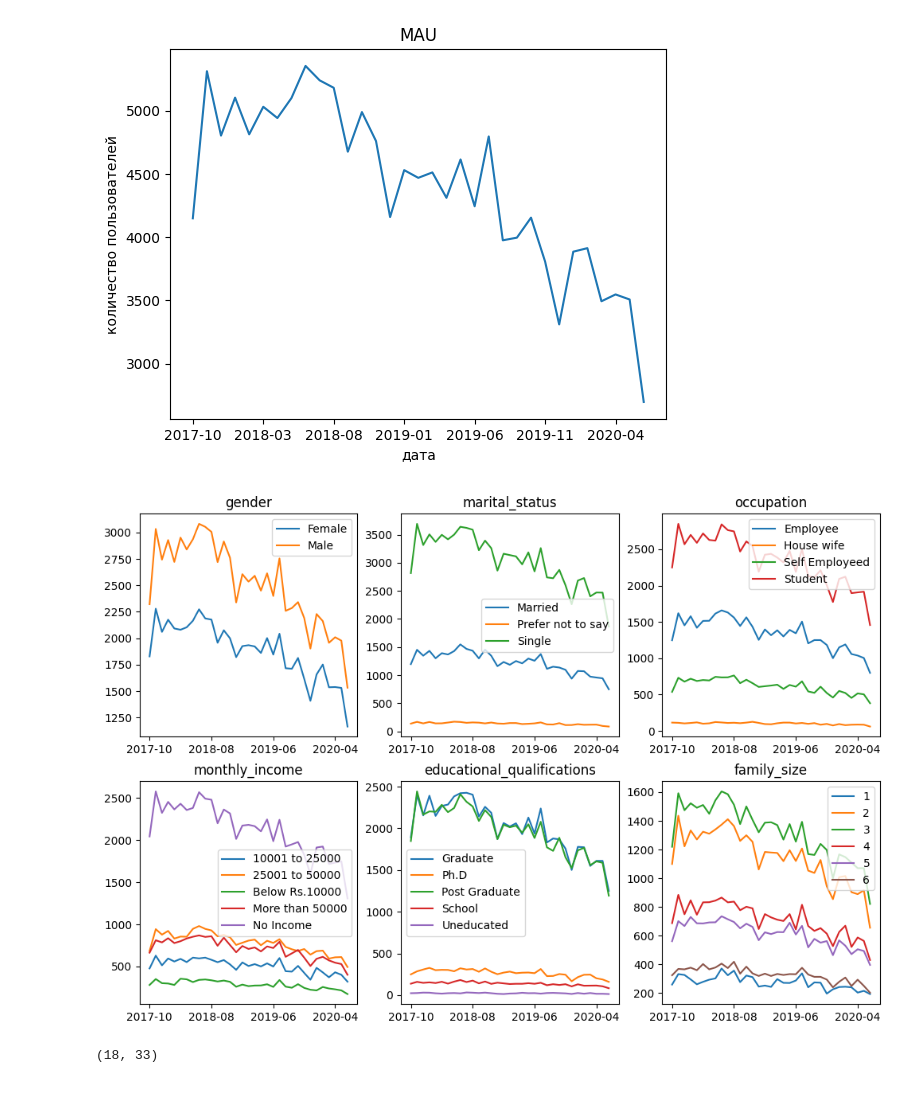
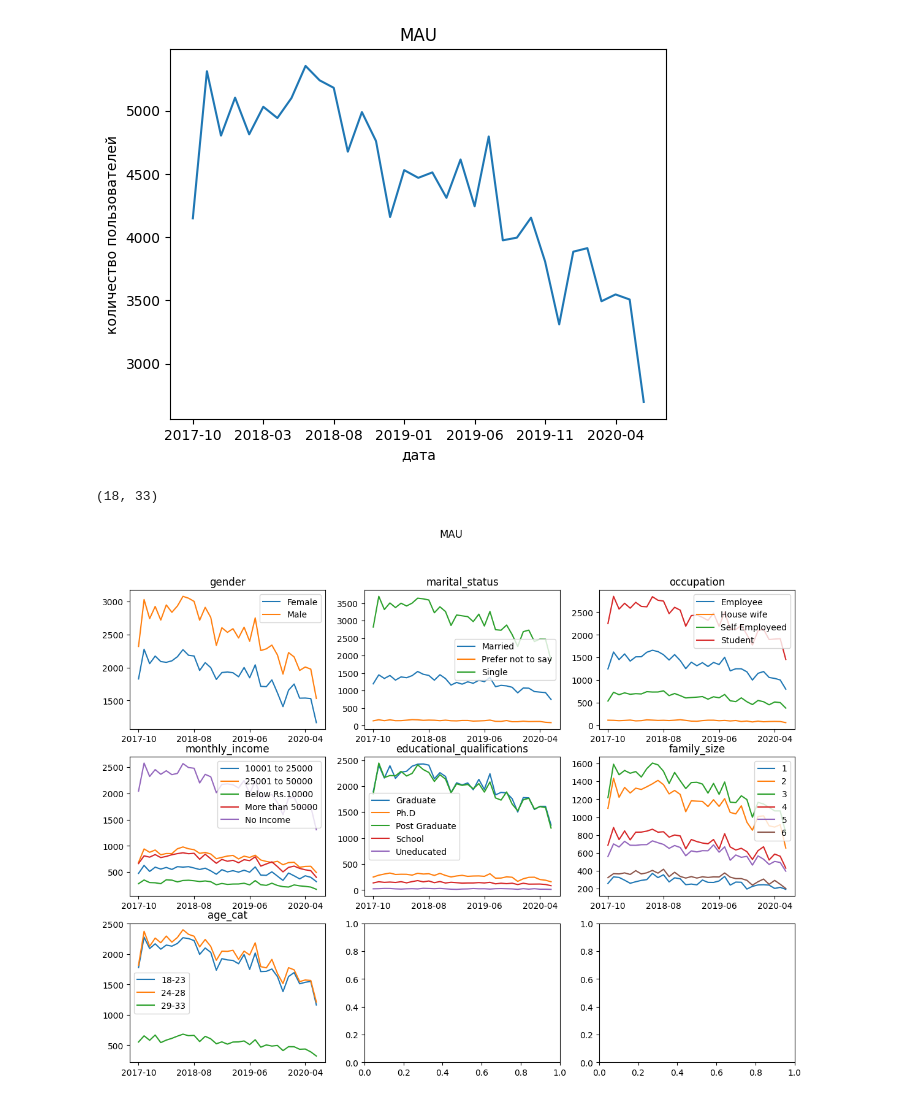
Before and after one commit to dkolesov95/exploratory_data_analysis, a Jupyter notebook: zomato_database/zomato.ipynb, the cells around one changed output. Drawn from its saved outputs; the diff is of its cells as text; code cells hidden in the pictures.

```diff
--- a/zomato_database/zomato.ipynb
+++ b/zomato_database/zomato.ipynb
@@ -635,15 +631,38 @@ def mau_all_time(df: pd.DataFrame, columns: np.array) -> None:
+# %%
+def line_chart_by_category(df: pd.DataFrame, base_column: str, columns: np.array,
+                             agg_funcs: list, axis_shape: tuple, suptitle: str) -> None:
+    r, c = axis_shape
+    fig, axs = plt.subplots(r, c, figsize=(14, 10))
+    axs = axs.flatten()
+
+    for index, column in enumerate(columns):
+        table = df.groupby(['year_month', column]).agg(agg_funcs)[base_column].unstack().droplevel(0, axis=1)
+
+        axs[index].plot(table)
+        axs[index].legend(table.columns)
+        axs[index].set(title=column, xticks=axs[index].get_xticks()[::10])
+
+    plt.suptitle(suptitle)
+    plt.show()
+# %%
+users.age.min(), users.age.max()
+# %% [output]
+(18, 33)
 # %%
 orders_users = pd.merge(orders, users, how='left', on='user_id')
+orders_users['year_month'] = orders_users.order_date.dt.strftime('%Y-%m')
+orders_users['age_cat'] = pd.cut(orders_users.age,
+                                 bins=[17, 23, 28, 33],
+                                 labels=['18-23', '24-28', '29-33'])
 
 add_columns = np.array([
-    ['gender', 'marital_status', 'occupation'],
-    ['monthly_income', 'educational_qualifications', 'family_size']
+    'gender', 'marital_status', 'occupation',
+    'monthly_income', 'educational_qualifications',
+    'family_size', 'age_cat'
 ])
 
-mau_all_time(orders_users, add_columns)
+line_chart_by_category(orders_users, 'user_id',
+                       add_columns, ['nunique'],
+                       (3, 3), 'MAU')
 # %% [output]
-[figure, old version]
+[figure, new version]
-# %%
-users.age.min(), users.age.max()
-# %% [output]
-(18, 33)
```
Also changed, not shown: parts of 25 cells of this notebook.
